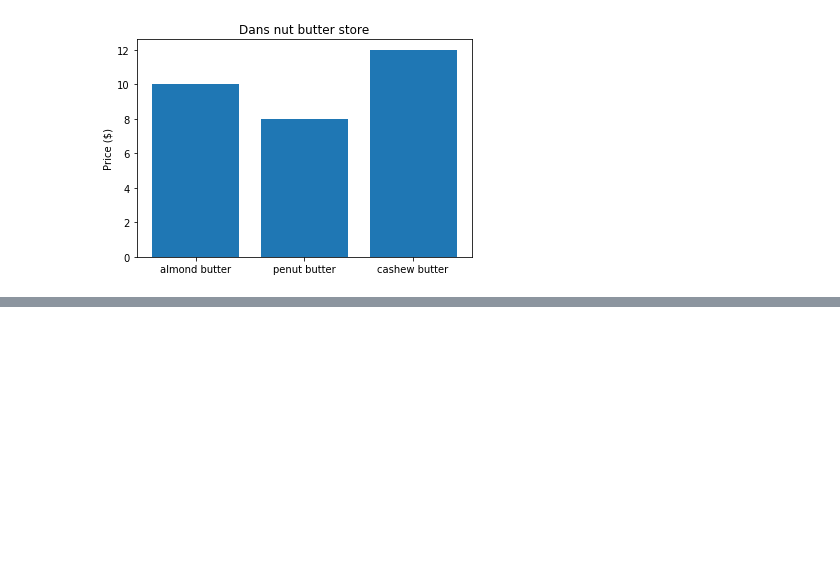
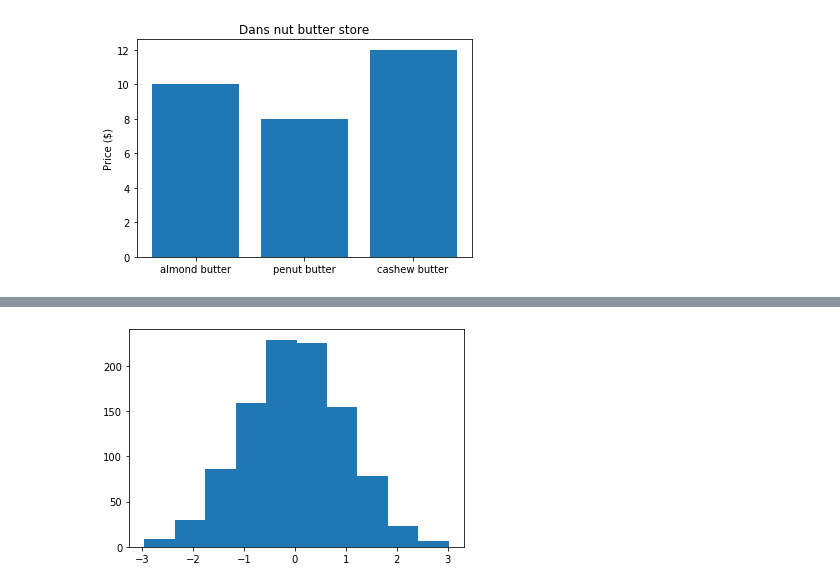
Before and after one commit to spinGreekGod/matplotlib, a Jupyter notebook: intro to matplotlib.ipynb, the cells around one changed output, grey strips where cells are left out. Cells and saved outputs as stored; diff of their text form; code cells hidden in the pictures; blank space fills up the shorter version.

```diff
--- a/intro to matplotlib.ipynb
+++ b/intro to matplotlib.ipynb
@@ -109,0 +115,7 @@ ax.set(title="Dans nut butter store",
+# %%
+#make data for historgrams
+x = np.random.randn(1000)
+fig, ax = plt.subplots()
+ax.hist(x);
+# %% [output]
+[figure, added]
```
Also changed, not shown: parts of 3 cells of this notebook.
